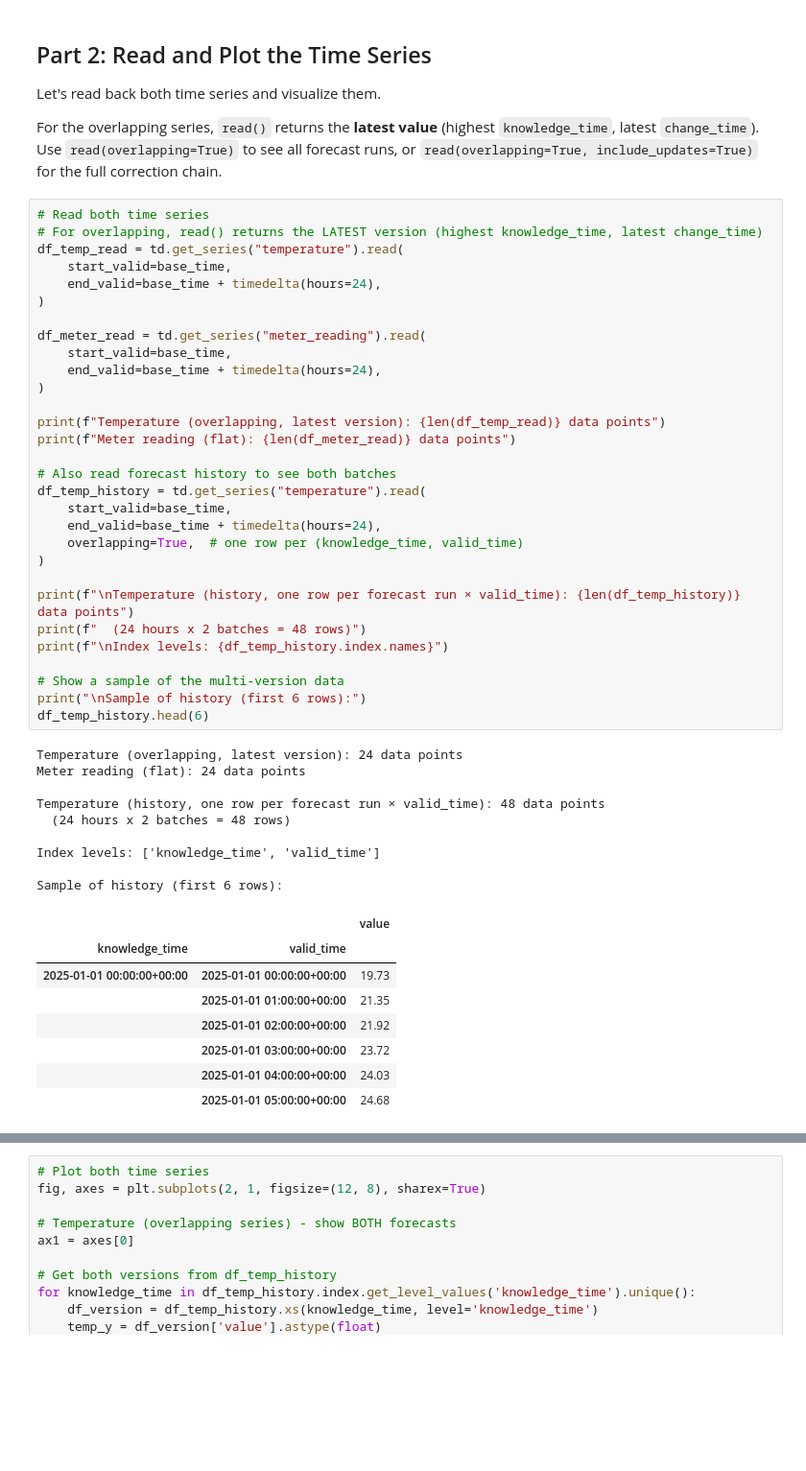
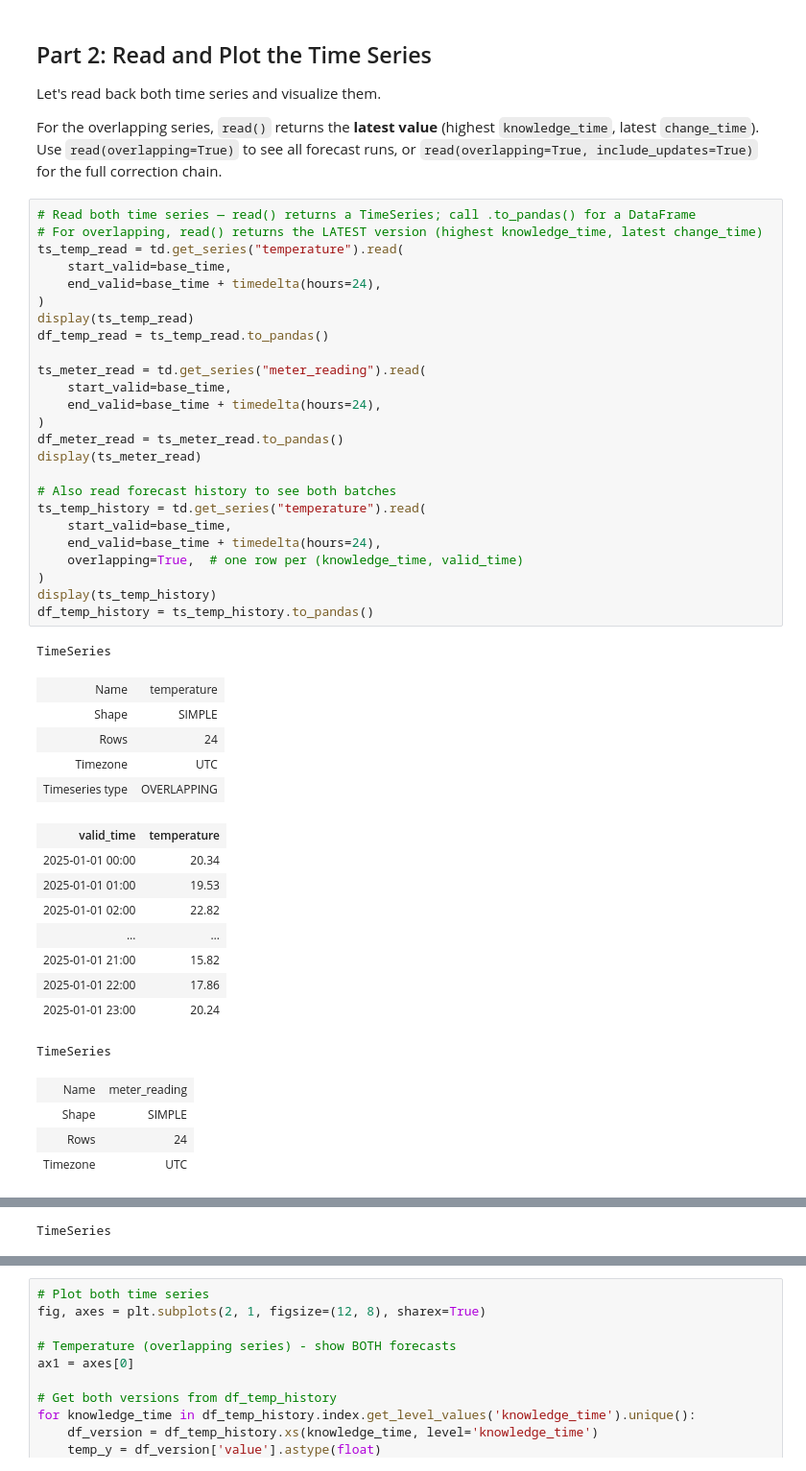
Before and after one commit to rebase-energy/timedb, a Jupyter notebook: examples/nb_05_timeseries_changes.ipynb, the cells around one changed output, grey strips where cells are left out. Shown at 96% size. Saved outputs shown, nothing was run; the diff lists cells and outputs as text; blank space fills up the shorter version.

```diff
--- a/examples/nb_05_timeseries_changes.ipynb
+++ b/examples/nb_05_timeseries_changes.ipynb
@@ -76,50 +84,47 @@ Let's read back both time series and visualize them.
 For the overlapping series, `read()` returns the **latest value** (highest `knowledge_time`, latest `change_time`).
 Use `read(overlapping=True)` to see all forecast runs, or `read(overlapping=True, include_updates=True)` for the full correction chain.
 # %%
-# Read both time series
+# Read both time series — read() returns a TimeSeries; call .to_pandas() for a DataFrame
 # For overlapping, read() returns the LATEST version (highest knowledge_time, latest change_time)
-df_temp_read = td.get_series("temperature").read(
+ts_temp_read = td.get_series("temperature").read(
     start_valid=base_time,
     end_valid=base_time + timedelta(hours=24),
 )
+display(ts_temp_read)
+df_temp_read = ts_temp_read.to_pandas()
 
-df_meter_read = td.get_series("meter_reading").read(
+ts_meter_read = td.get_series("meter_reading").read(
     start_valid=base_time,
     end_valid=base_time + timedelta(hours=24),
 )
-
-print(f"Temperature (overlapping, latest version): {len(df_temp_read)} data points")
-print(f"Meter reading (flat): {len(df_meter_read)} data points")
+df_meter_read = ts_meter_read.to_pandas()
+display(ts_meter_read)
 
 # Also read forecast history to see both batches
-df_temp_history = td.get_series("temperature").read(
+ts_temp_history = td.get_series("temperature").read(
     start_valid=base_time,
     end_valid=base_time + timedelta(hours=24),
     overlapping=True,  # one row per (knowledge_time, valid_time)
 )
-
-print(f"\nTemperature (history, one row per forecast run × valid_time): {len(df_temp_history)} data points")
-print(f"  (24 hours x 2 batches = 48 rows)")
-print(f"\nIndex levels: {df_temp_history.index.names}")
-
-# Show a sample of the multi-version data
-print("\nSample of history (first 6 rows):")
-df_temp_history.head(6)
+display(ts_temp_history)
+df_temp_history = ts_temp_history.to_pandas()
 # %% [output]
-Temperature (overlapping, latest version): 24 data points
-Meter reading (flat): 24 data points
-
-Temperature (history, one row per forecast run × valid_time): 48 data points
-  (24 hours x 2 batches = 48 rows)
-
-Index levels: ['knowledge_time', 'valid_time']
-
-Sample of history (first 6 rows):
+TimeSeries
-|  |  | value |
-| knowledge_time | valid_time |  |
-| 2025-01-01 00:00:00+00:00 | 2025-01-01 00:00:00+00:00 | 19.73 |
-|  | 2025-01-01 01:00:00+00:00 | 21.35 |
-|  | 2025-01-01 02:00:00+00:00 | 21.92 |
-|  | 2025-01-01 03:00:00+00:00 | 23.72 |
-|  | 2025-01-01 04:00:00+00:00 | 24.03 |
-|  | 2025-01-01 05:00:00+00:00 | 24.68 |
+| Name | temperature |
+| Shape | SIMPLE |
+| Rows | 24 |
+| Timezone | UTC |
+| Timeseries type | OVERLAPPING |
+| valid_time | temperature |
+| 2025-01-01 00:00 | 20.34 |
+| 2025-01-01 01:00 | 19.53 |
+| 2025-01-01 02:00 | 22.82 |
+| … | … |
+| 2025-01-01 21:00 | 15.82 |
+| 2025-01-01 22:00 | 17.86 |
+| 2025-01-01 23:00 | 20.24 |
+TimeSeries
+| Name | meter_reading |
+| Shape | SIMPLE |
+| Rows | 24 |
+| Timezone | UTC |
@@ -125,0 +139 @@ Sample of history (first 6 rows):
+TimeSeries
```
Also changed, not shown: parts of 7 cells of this notebook, 18 other files.
